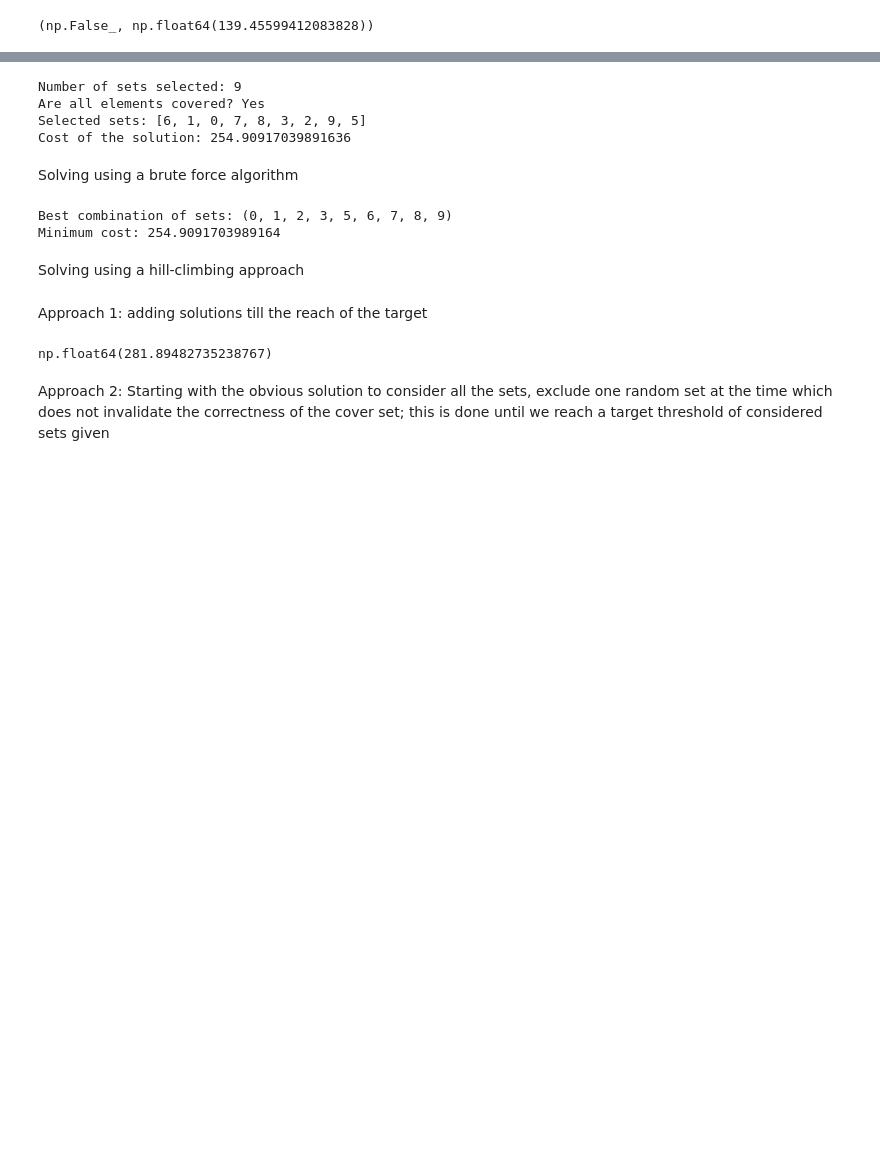
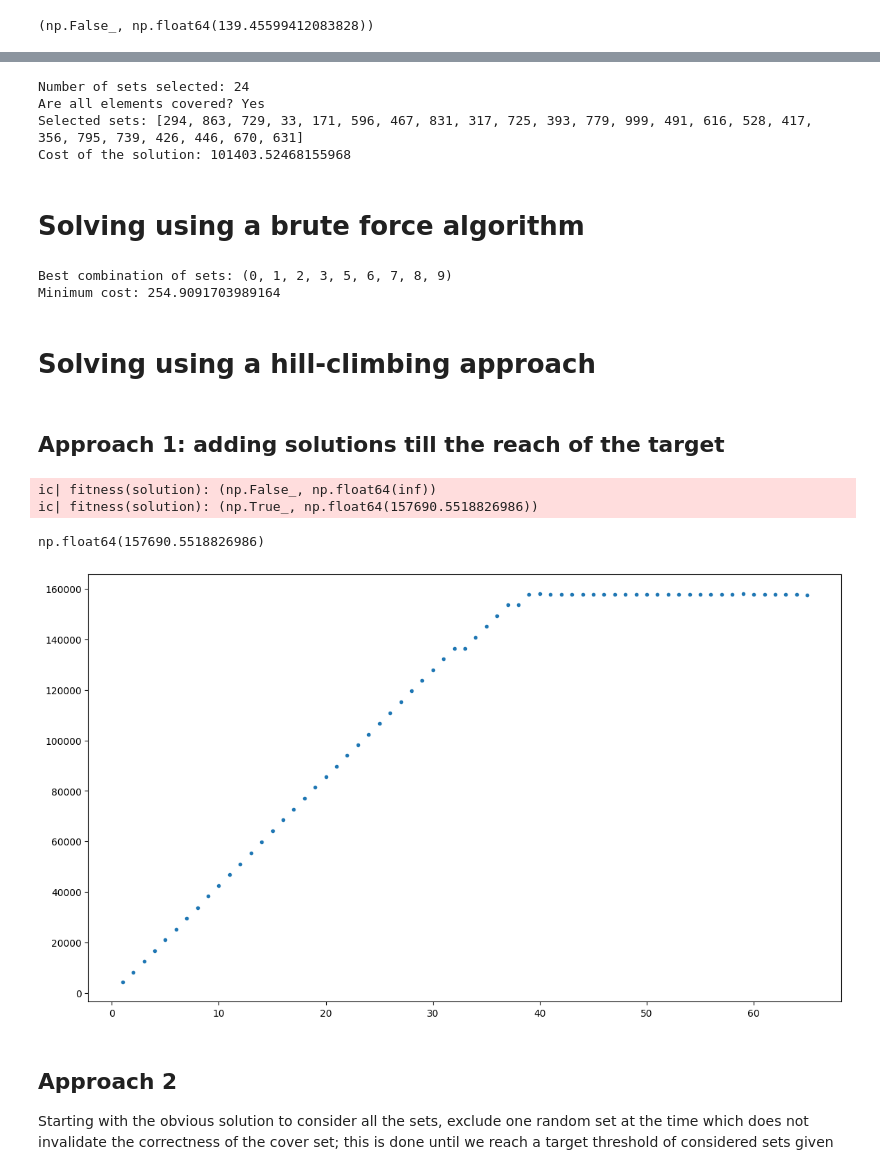
Before and after one commit to EmVot/CI2024_lab1, a Jupyter notebook: lab1.ipynb, the cells around one changed output, grey strips where cells are left out. Drawn from its saved outputs; the diff is of its cells as text; code cells hidden in the pictures; blank space fills up the shorter version.

Commit message:
Updated lab1 solution

```diff
--- a/lab1.ipynb
+++ b/lab1.ipynb
@@ -10,8 +10,8 @@ Reproducible Initialization
 
 If you want to get reproducible results, use rng (and restart the kernel); for non-reproducible ones, use np.random.
 # %%
-UNIVERSE_SIZE = 100
-NUM_SETS = 10
+UNIVERSE_SIZE = 10000
+NUM_SETS = 1000
 DENSITY = 0.2
 
 rng = np.random.Generator(np.random.PCG64([UNIVERSE_SIZE, NUM_SETS, int(10_000 * DENSITY)]))
@@ -40,6 +40,9 @@ def cost(solution):
 def covered_elements(solution):
     """Returns the number of elements covered by the cover-set"""
     return np.logical_or.reduce(SETS[solution]).sum()
+
+def fitness (solution: np.ndarray):
+    return (valid(solution), cost(solution))
 # %% [markdown]
 Have Fun!
 # %%
@@ -59,9 +62,7 @@ Solution given by a greedy algorithm
 the goal is to iteratively select the set that provides the best "cost-effectiveness", i.e. the set that covers the most uncovered elements for the least cost, until all elements in the universe are covered.
 # %%
-
 # SETS is the binary matrix (NUM_SETS, UNIVERSE_SIZE)
 # COSTS is the cost array for each set
-
 
 def greedy_set_cover(SETS, COSTS):
     UNIVERSE_SIZE = SETS.shape[1]
@@ -69,7 +70,7 @@ def greedy_set_cover(SETS, COSTS):
 
     # Step 1: Initialize
     covered_elements = np.zeros(UNIVERSE_SIZE, dtype=bool)  # Track covered elements
-    soltion = []  # Store selected set indices
+    selected_sets = []  # Store selected set indices
 
     # Keep track of how many elements are still uncovered
     uncovered_count = np.sum(~covered_elements)
@@ -81,7 +82,7 @@ def greedy_set_cover(SETS, COSTS):
 
         # Find the set with the best cost-effectiveness
         for i in range(NUM_SETS):
-            if i in soltion:
+            if i in selected_sets:
                 continue  # Skip already selected sets
 
             # Get the elements covered by this set but not already covered
@@ -99,29 +100,34 @@ def greedy_set_cover(SETS, COSTS):
         if best_set is None:
             break  # No further progress can be made, but this shouldn't happen
 
-        soltion.append(best_set)
+        selected_sets.append(best_set)
         covered_elements |= SETS[best_set]  # Mark newly covered elements
 
         # Update uncovered count
         uncovered_count = np.sum(~covered_elements)
 
-    return soltion, covered_elements
+    return selected_sets, covered_elements
 
 # Run the greedy algorithm
 selected_sets, covered_elements = greedy_set_cover(SETS, COSTS)
 
 # Output results
-print(f"Number of sets selected: {len(solution)}")
+print(f"Number of sets selected: {len(selected_sets)}")
 print(f"Are all elements covered? {'Yes' if np.all(covered_elements) else 'No'}")
 print(f"Selected sets: {selected_sets}")
-print(f"Cost of the solution: {cost(selected_sets)}")
+
+solution_cost = 0
+for index in selected_sets:
+    solution_cost+=COSTS[index]
+
+print(f"Cost of the solution: {solution_cost}")
 # %% [output]
-Number of sets selected: 9
+Number of sets selected: 24
 Are all elements covered? Yes
-Selected sets: [6, 1, 0, 7, 8, 3, 2, 9, 5]
-Cost of the solution: 254.90917039891636
+Selected sets: [294, 863, 729, 33, 171, 596, 467, 831, 317, 725, 393, 779, 999, 491, 616, 528, 417, 356, 795, 739, 426, 446, 670, 631]
+Cost of the solution: 101403.52468155968
 # %% [markdown]
-Solving using a brute force algorithm
+# Solving using a brute force algorithm
 # %%
 # SETS is the binary matrix (NUM_SETS, UNIVERSE_SIZE)
 # COSTS is the cost array for each set
@@ -168,38 +174,59 @@ else:
 Best combination of sets: (0, 1, 2, 3, 5, 6, 7, 8, 9)
 Minimum cost: 254.9091703989164
 # %% [markdown]
-Solving using a hill-climbing approach
+# Solving using a hill-climbing approach
 # %% [markdown]
-Approach 1: adding solutions till the reach of the target
+## Approach 1: adding solutions till the reach of the target
 # %%
 # SETS is the binary matrix (NUM_SETS, UNIVERSE_SIZE)
 # COSTS is the cost array for each set
 
 solution=np.full(NUM_SETS, False)
+solution_fitness = fitness(solution)
+history = [float(solution_fitness[1])]
+ic(fitness(solution))
 
 while not valid(solution):
 
     #choosing a random set to add to our solution
 
     old_coverage=covered_elements(solution)
 
     rand_index=None
 
-    while rand_index is None or solution[rand_index]!=0:
+    while rand_index is None or solution[rand_index]:
         rand_index=np.random.randint(0,NUM_SETS)
 
     solution[rand_index]=True
+
+    f = fitness (solution)
+    history.append(float(f[1]))
 
     #we want our solution to expand the total coverage
     # Get the elements covered by this set but not already covered
     newly_coverage = covered_elements(solution)
 
     if not newly_coverage>old_coverage:
         solution[rand_index]=False
 
+ic(fitness(solution))
+plt.figure(figsize= (14, 8))
+plt.plot (
+    range(len(history)),
+    list(accumulate(history, max)),
+    color ="red",
+)
+
+_ = plt.scatter(range(len(history)), history, marker = ".")
+
+
 cost(solution)
 # %% [output]
-np.float64(281.89482735238767)
+ic| fitness(solution): (np.False_, np.float64(inf))
+ic| fitness(solution): (np.True_, np.float64(157690.5518826986))
+np.float64(157690.5518826986)
+[figure, added]
 # %% [markdown]
-Approach 2: Starting with the obvious solution to consider all the sets, exclude one random set at the time which does not invalidate the correctness of the cover set; this is done until we reach a target threshold of considered sets given
+## Approach 2
+Starting with the obvious solution to consider all the sets, exclude one random set at the time which does not invalidate the correctness of the cover set; this is done until we reach a target threshold of considered sets given
 # %%
```
Also changed, not shown: parts of 8 cells of this notebook.
